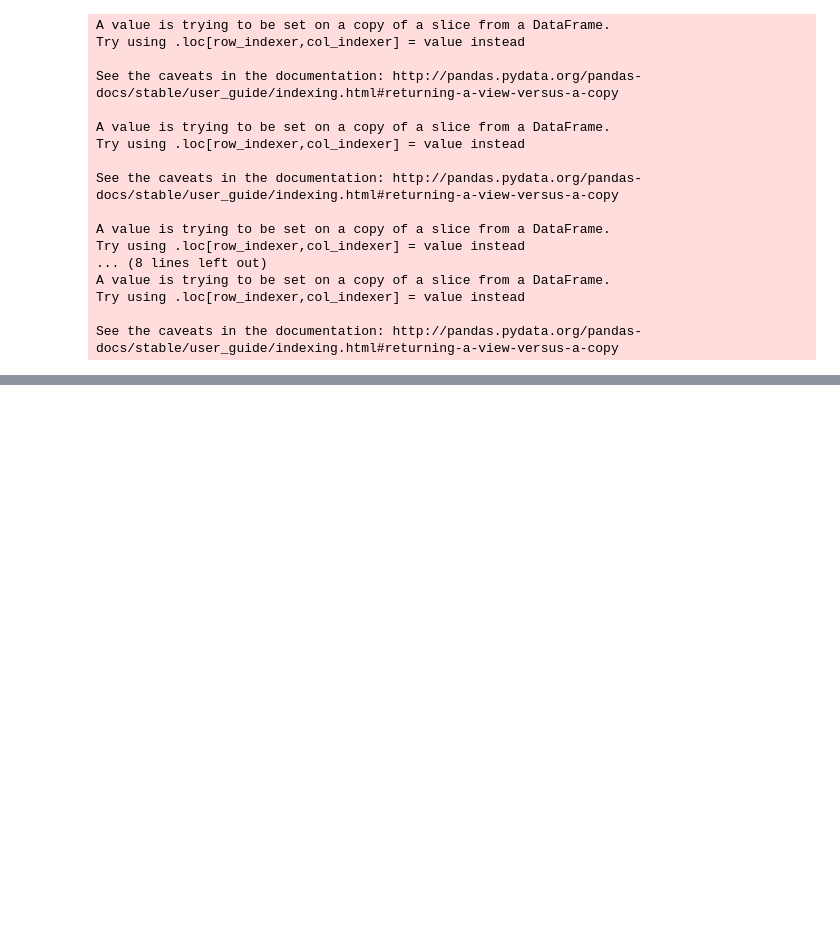
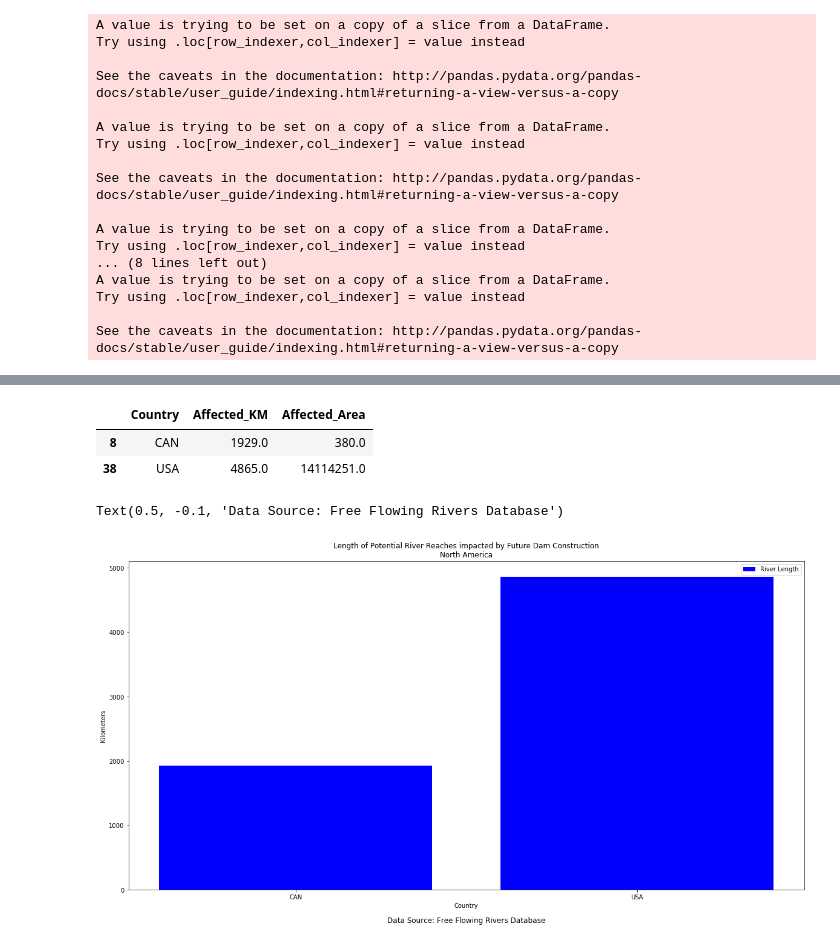
Before and after one commit to lherwehe/global-dam-impacts, a Jupyter notebook: final-notebooks/dam-impacts-on-protected-areas-calc-nam.ipynb, the cells around one changed output, grey strips where cells are left out. Drawn from its saved outputs; the diff is of its cells as text; code cells hidden in the pictures; blank space fills up the shorter version.

```diff
--- a/final-notebooks/dam-impacts-on-protected-areas-calc-nam.ipynb
+++ b/final-notebooks/dam-impacts-on-protected-areas-calc-nam.ipynb
@@ -220,3 +222,25 @@ A value is trying to be set on a copy of a slice from a DataFrame.
 Try using .loc[row_indexer,col_indexer] = value instead
 
 See the caveats in the documentation: http://pandas.pydata.org/pandas-docs/stable/user_guide/indexing.html#returning-a-view-versus-a-copy
+# %%
+# Analyze North America
+# Open WDPA polygons
+wdpa_na_polys = gpd.read_file(os.path.join(wd_path,
+                                           "earthpy-downloads", "WDPA_N_America", "WDPA_N_America.shp"))
+
+# Data cleaning - remove polygons with no area
+wdpa_na_polys = wdpa_na_polys[wdpa_na_polys.geometry != None]
+
+# Merge continent names with WDPA data for analyzing by continent
+wdpa_na_polys = pd.merge(wdpa_na_polys, continent_iso,
+                        left_on='PARENT_ISO', right_on='ISO3')
+
+# Take only the columns we need
+wdpa_na_polys = wdpa_na_polys[[
+    'NAME', 'DESIG', 'PARENT_ISO', 'Shape_Area', 'continent', 'geometry']]
+
+# Reproject WDPA data
+wdpa_na_polys = wdpa_na_polys.to_crs('epsg:4087')
+
+# Get the combined WDPA & ramsar areas for selected continent
+wdpa_ramsar_na = all_pa_continent(wdpa_na_polys, ramsar_polys, "North America")
@@ -223 +255,11 @@ See the caveats in the documentation: http://pandas.pydata.org/pandas-docs/stabl
+# %%
+# Getting river length affected
+# Overlay current rivers on protected areas for selected continent to get ONLY rivers the overlap PAs
+river_overlap_na = gpd.overlay(
+    wdpa_ramsar_na, all_rivers_lg, how='intersection')
+# %%
+# Getting protected areas affected
+# Overlay projected rivers on pas for selected continent to get ONLY pas that overlap rivers
+pa_overlap_na = gpd.overlay(
+    river_overlap_na, wdpa_ramsar_na, how='intersection')
 # %%
@@ -286,9 +295,13 @@ sa_output.head()
 # %%
 # Remove rows with 0 values for rivers.
-sa_affected = sa_output[sa_output.Affected_KM !=0]
-sa_affected = sa_output[sa_output.Affected_Area !=0]
+na_affected = na_output[na_output.Affected_KM !=0]
+na_affected = na_output[na_output.Affected_Area !=0]
 
 
-sa_affected
+na_affected
+# %% [output]
+|  | Country | Affected_KM | Affected_Area |
+| 8 | CAN | 1929.0 | 380.0 |
+| 38 | USA | 4865.0 | 14114251.0 |
 # %%
 # Export to csv.
@@ -297,19 +310,22 @@ sa_affected.to_csv(affected_path)
 # %%
 # Create Graph
 # use white grid plot background from seaborn
 # sns.set(font_scale=1.5, style='whitegrid')
 
 fig, ax = plt.subplots(figsize=(20, 10))
-ax.bar(sa_affected["Country"],
-        sa_affected["Affected_KM"], color='blue', label="River Length")
+ax.bar(na_affected["Country"],
+        na_affected["Affected_KM"], color='blue', label="River Length")
 plt.legend(loc="upper right")
 ax.set(title="Length of Potential River Reaches impacted by Future Dam Construction\nNorth America",
        xlabel="Country", ylabel="Kilometers")
 ax.text(0.5, -0.1,
         "Data Source: Free Flowing Rivers Database",
         size=12,
         ha="center",
         transform=ax.transAxes)
+# %% [output]
+Text(0.5, -0.1, 'Data Source: Free Flowing Rivers Database')
+[figure, added]
 # %%
 # Create Graph
 #use white grid plot background from seaborn
```
Also changed, not shown: parts of 9 cells of this notebook, 4 other files.
